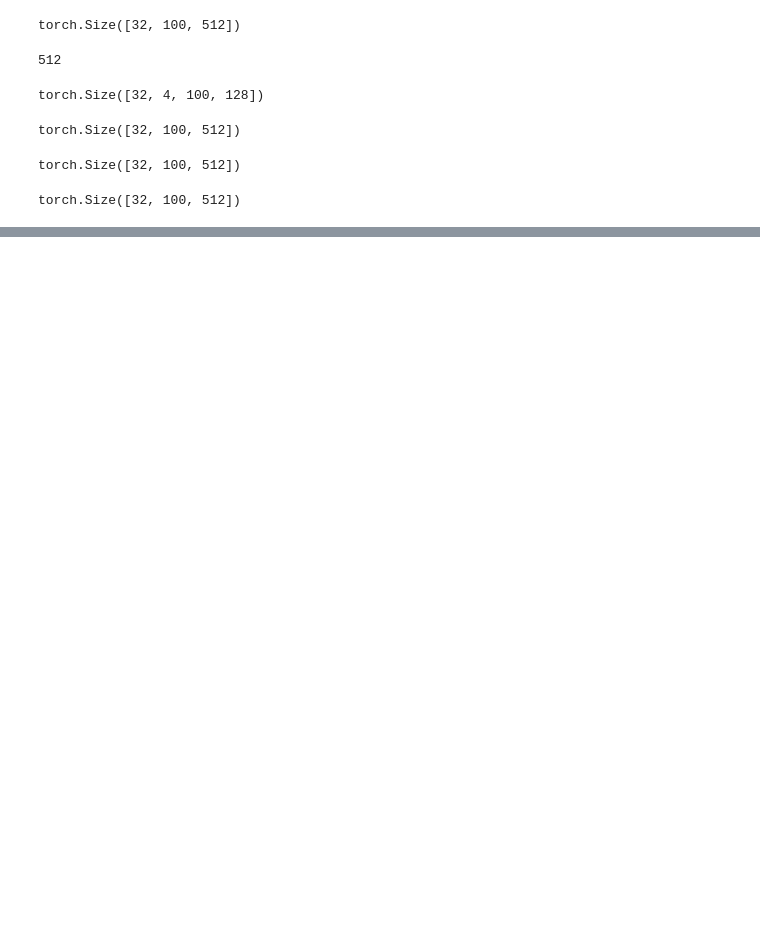
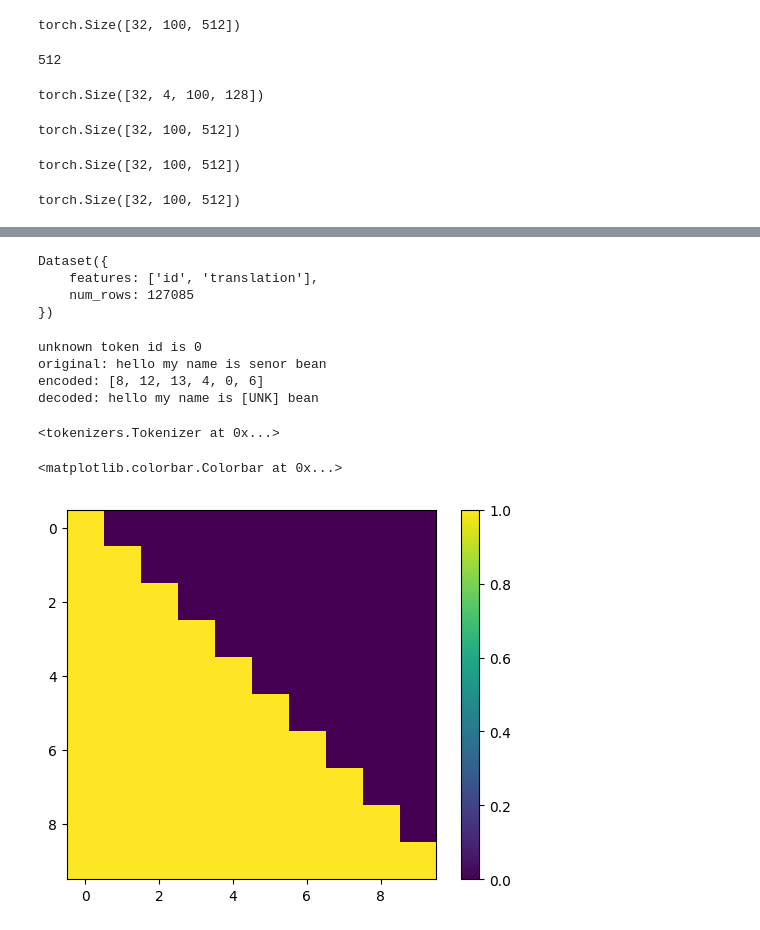
Before and after one commit to RohanGautam/things_from_scratch, a Jupyter notebook: notebooks/transformer.ipynb, the cells around one changed output, grey strips where cells are left out. Cells and saved outputs as stored; diff of their text form; code cells hidden in the pictures; blank space fills up the shorter version.

Commit message:
training dataset and loaders

```diff
--- a/notebooks/transformer.ipynb
+++ b/notebooks/transformer.ipynb
@@ -402,0 +515,74 @@ class ProjectionLayer(nn.Module):
+# %%
+hf_dataset = load_dataset("opus_books", config["translation"], split="train")
+hf_dataset
+# %% [output]
+Dataset({
+    features: ['id', 'translation'],
+    num_rows: 127085
+})
+# %%
+s = "hello my name is senor bean"
+t = Tokenizer(WordLevel(unk_token="[UNK]"))
+t.pre_tokenizer = Whitespace()
+trainer = WordLevelTrainer(
+    special_tokens=["[UNK]", "[PAD]", "[SOS]", "[EOS]"], min_frequency=1
+)
+# senor not in vocabulary
+t.train_from_iterator(
+    [
+        [
+            "hello i like bean",
+            "ola",
+            "my neck hurts",
+            "is the earth round",
+            "what is your name?",
+        ]
+    ],
+    trainer=trainer,
+)
+print("unknown token id is", t.token_to_id("[UNK]"))
+ids = t.encode(s).ids
+print("original:", s)
+print("encoded:", ids)
+print("decoded:", t.decode(ids, skip_special_tokens=False))
+# %% [output]
+unknown token id is 0
+original: hello my name is senor bean
+encoded: [8, 12, 13, 4, 0, 6]
+decoded: hello my name is [UNK] bean
+# %%
+def get_sentences(ds, lang):
+    for item in ds:
+        # semantics based on how the dataset is organised
+        yield item["translation"][lang]
+
+
+def get_tokenizer(ds, lang):
+    # i'll skip caching the tokenizer, it's not super expensive
+    t = Tokenizer(WordLevel(unk_token="[UNK]"))
+    t.pre_tokenizer = Whitespace()
+    trainer = WordLevelTrainer(
+        special_tokens=["[UNK]", "[PAD]", "[SOS]", "[EOS]"], min_frequency=2
+    )
+    # senor not in vocabulary
+    t.train_from_iterator(get_sentences(ds, lang), trainer=trainer)
+    return t
+
+
+get_tokenizer(hf_dataset, config["tr_src"])
+# %% [output]
+<tokenizers.Tokenizer at 0x...>
+# %%
+def causal_mask(size):
+    # to ensure that in the encoder, the attention is applied only to the past values from the current token
+    m = torch.ones(1, size, size)
+    # only the lower triangle will be one
+    return torch.tril(m).bool()
+
+
+m = causal_mask(10).squeeze(0)
+plt.imshow(m)
+plt.colorbar()
+# %% [output]
+<matplotlib.colorbar.Colorbar at 0x...>
+[figure, added]
```
Also changed, not shown: parts of 13 cells of this notebook.
